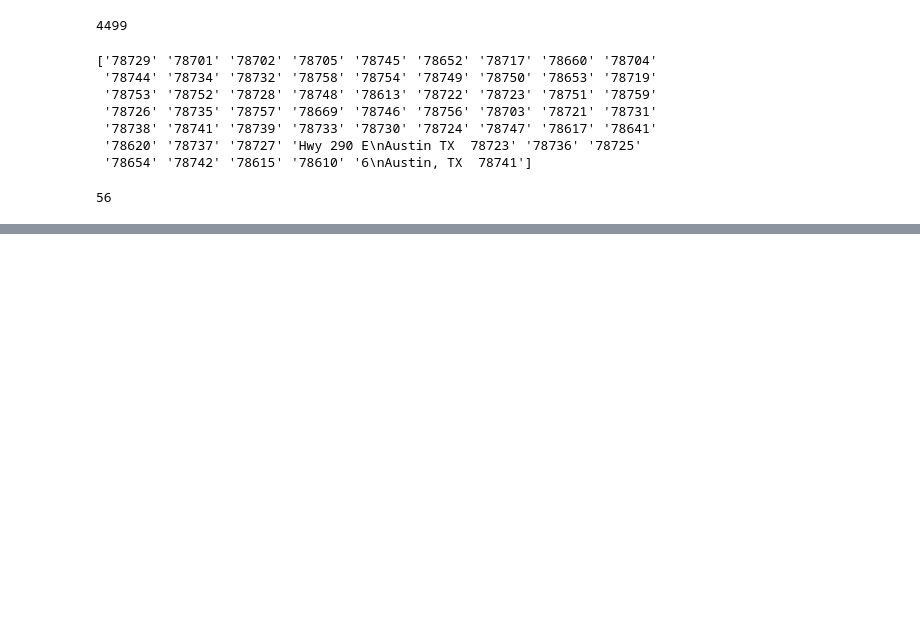
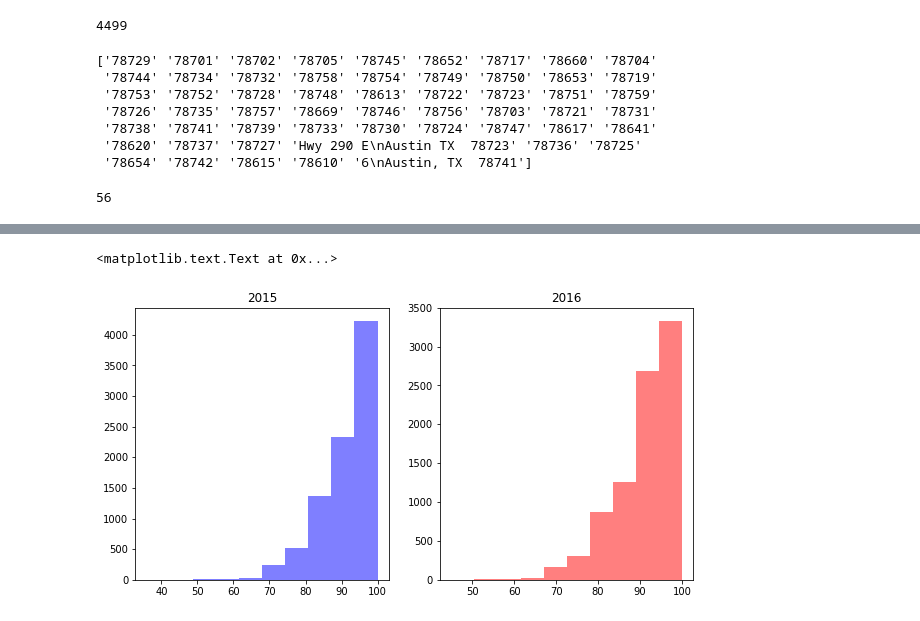
Before and after one commit to Schmidt8181/RestaurantInspections, a Jupyter notebook: Restaurant Inspection Scores.ipynb, the cells around one changed output, grey strips where cells are left out. Saved outputs shown, nothing was run; the diff lists cells and outputs as text; code cells hidden in the pictures; blank space fills up the shorter version.

```diff
--- a/Restaurant Inspection Scores.ipynb
+++ b/Restaurant Inspection Scores.ipynb
@@ -88,0 +163,8 @@ len(zipcode)
+# %%
+
+year_2017 = res_df[res_df['year'] == 2017]
+year_2016 = res_df[res_df['year'] == 2016]
+year_2015 = res_df[res_df['year'] == 2015]
+year_2014 = res_df[res_df['year'] == 2014]
+
+year_2016
@@ -88,0 +190,13 @@ len(zipcode)
+# %%
+plt.figure(figsize=(10, 5))
+
+plt.subplot(1, 2, 1)
+plt.hist(year_2015['Score'], color='blue', alpha=.5)
+plt.title('2015')
+
+plt.subplot(1, 2, 2)
+plt.hist(year_2016['Score'], color='red', alpha=.5)
+plt.title('2016')
+# %% [output]
+<matplotlib.text.Text at 0x...>
+[figure, added]
```
Also changed, not shown: parts of 8 cells of this notebook.
